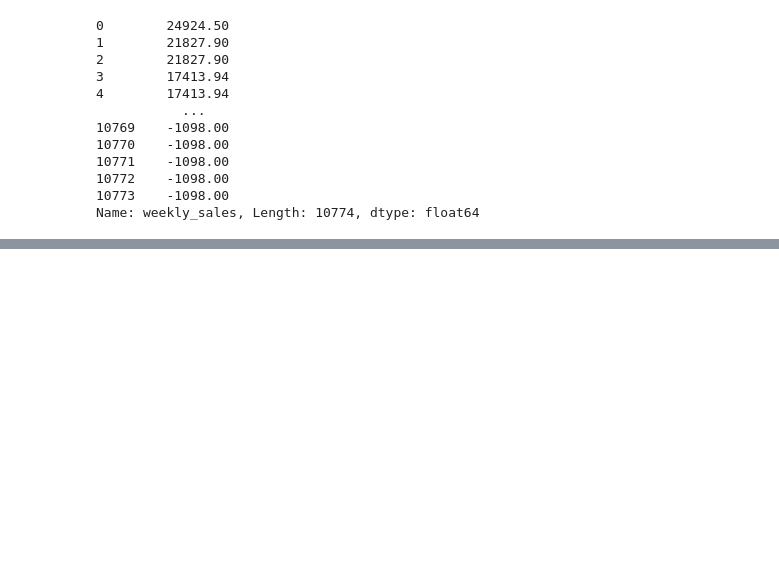
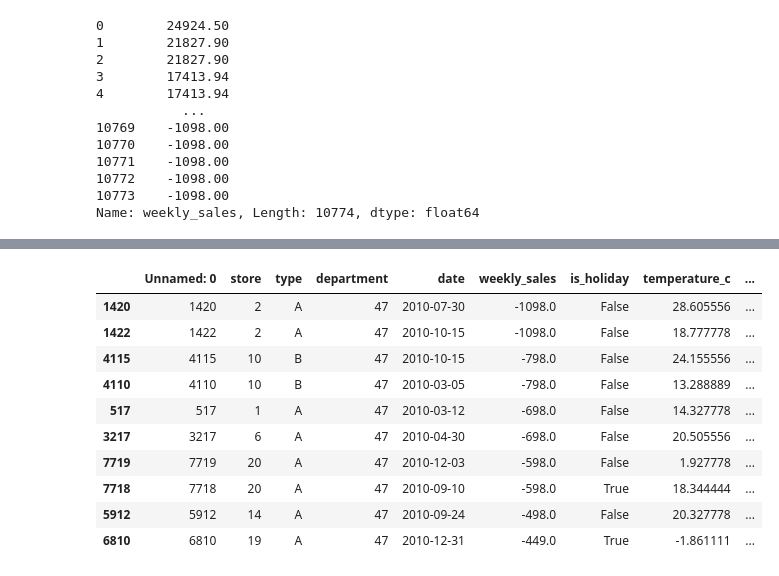
Before and after one commit to tareq-ur/Project1, a Jupyter notebook: Project/1st_step.ipynb, the cells around one changed output, grey strips where cells are left out. Saved outputs shown, nothing was run; the diff lists cells and outputs as text; code cells hidden in the pictures; blank space fills up the shorter version.

```diff
--- a/Project/1st_step.ipynb
+++ b/Project/1st_step.ipynb
@@ -184,0 +223,15 @@ Name: weekly_sales, Length: 10774, dtype: float64
+# %%
+sales_data.sort_values(by='weekly_sales', ascending=True, inplace=True)
+sales_data.head(10)
+# %% [output]
+|  | Unnamed: 0 | store | type | department | date | weekly_sales | is_holiday | temperature_c | ... |
+| 1420 | 1420 | 2 | A | 47 | 2010-07-30 | -1098.0 | False | 28.605556 | ... |
+| 1422 | 1422 | 2 | A | 47 | 2010-10-15 | -1098.0 | False | 18.777778 | ... |
+| 4115 | 4115 | 10 | B | 47 | 2010-10-15 | -798.0 | False | 24.155556 | ... |
+| 4110 | 4110 | 10 | B | 47 | 2010-03-05 | -798.0 | False | 13.288889 | ... |
+| 517 | 517 | 1 | A | 47 | 2010-03-12 | -698.0 | False | 14.327778 | ... |
+| 3217 | 3217 | 6 | A | 47 | 2010-04-30 | -698.0 | False | 20.505556 | ... |
+| 7719 | 7719 | 20 | A | 47 | 2010-12-03 | -598.0 | False | 1.927778 | ... |
+| 7718 | 7718 | 20 | A | 47 | 2010-09-10 | -598.0 | True | 18.344444 | ... |
+| 5912 | 5912 | 14 | A | 47 | 2010-09-24 | -498.0 | False | 20.327778 | ... |
+| 6810 | 6810 | 19 | A | 47 | 2010-12-31 | -449.0 | True | -1.861111 | ... |
```
Also changed, not shown: parts of 3 cells of this notebook.
